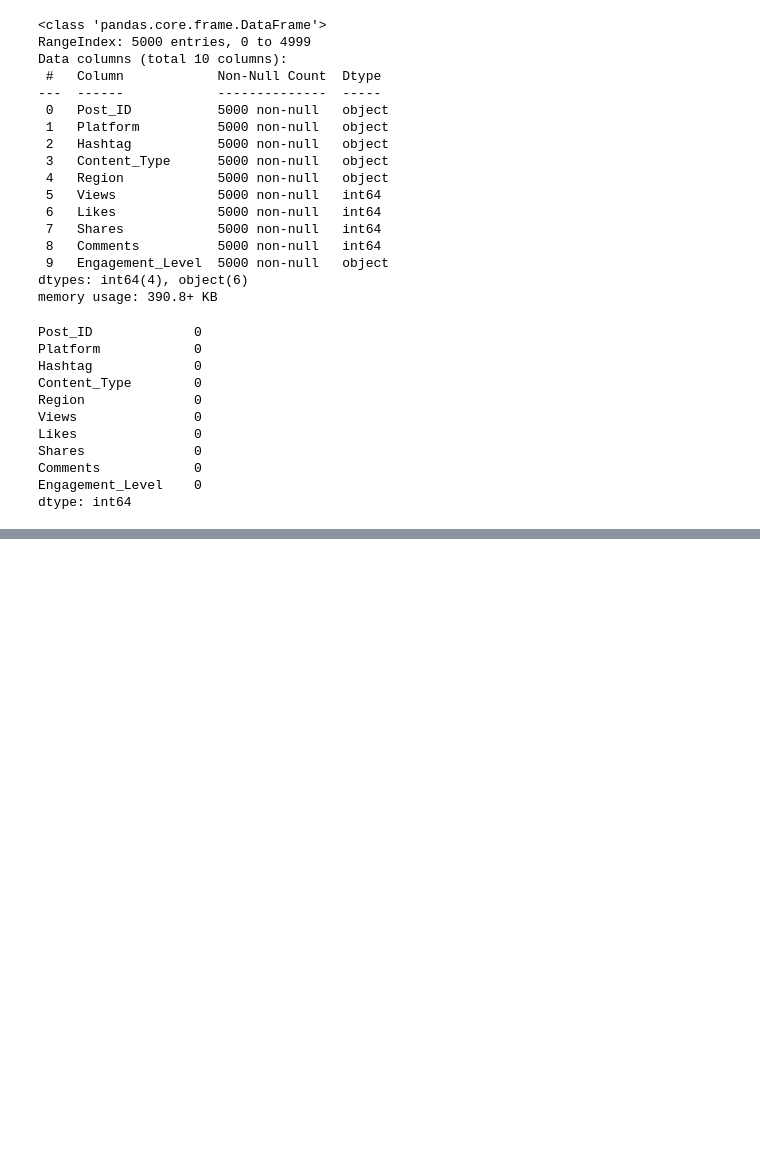
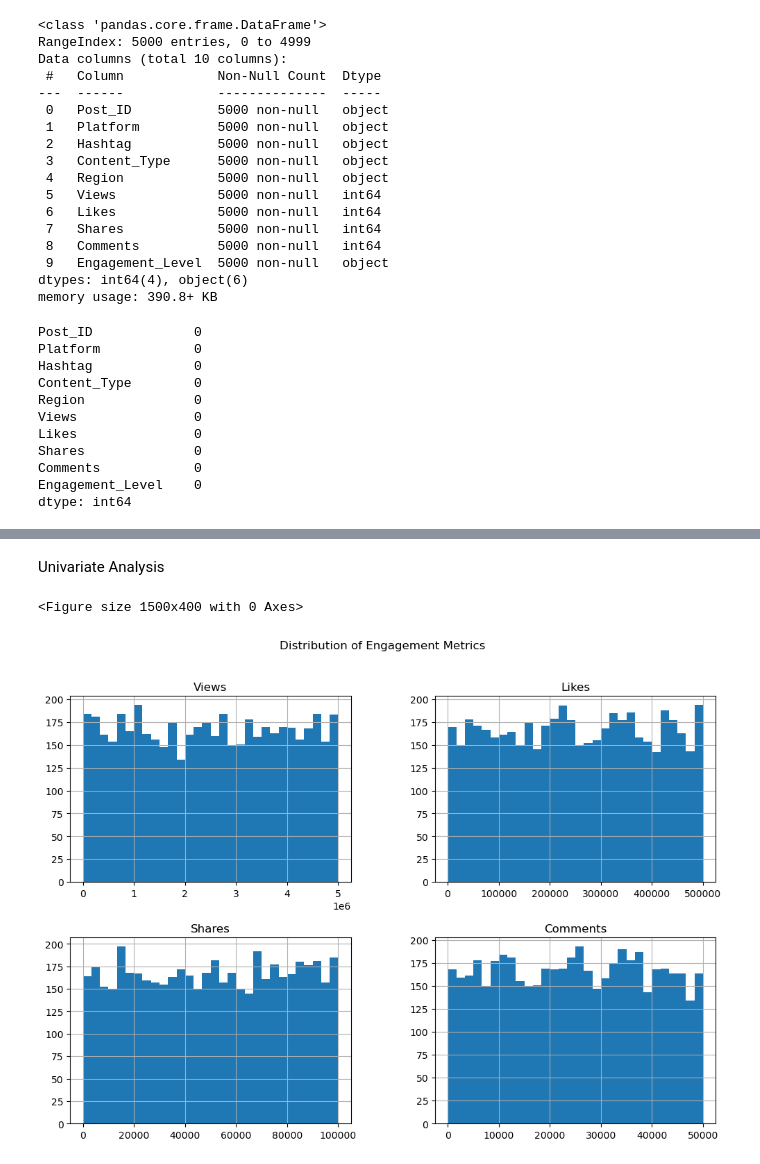
Before and after one commit to Lilian4me/Exploratory-Data-Analysis-EDA-, a Jupyter notebook: EDA.ipynb, the cells around one changed output, grey strips where cells are left out. Saved outputs shown, nothing was run; the diff lists cells and outputs as text; code cells hidden in the pictures; blank space fills up the shorter version.

```diff
--- a/EDA.ipynb
+++ b/EDA.ipynb
@@ -117,3 +124,7 @@ Shares              0
 Comments            0
 Engagement_Level    0
 dtype: int64
+# %%
+#check missing values
+data.fillna(data.mean(numeric_only=True), inplace = True)
+data.fillna('Hashtag': 'Unkwown', 'Region': 'Uknown'), inplace = True)
@@ -119,0 +213,11 @@ dtype: int64
+# %% [markdown]
+Univariate Analysis
+# %%
+#In the example, the figure is set to 15 inches wide and 4 inches tall.
+plt.figure(figsize =(15,4))
+data[['Views','Likes','Shares','Comments']].hist(bins=30, figsize=(12,8))
+plt.suptitle('Distribution of Engagement Metrics')
+plt.show()
+# %% [output]
+<Figure size 1500x400 with 0 Axes>
+[figure, added]
```
Also changed, not shown: parts of 26 cells of this notebook.
